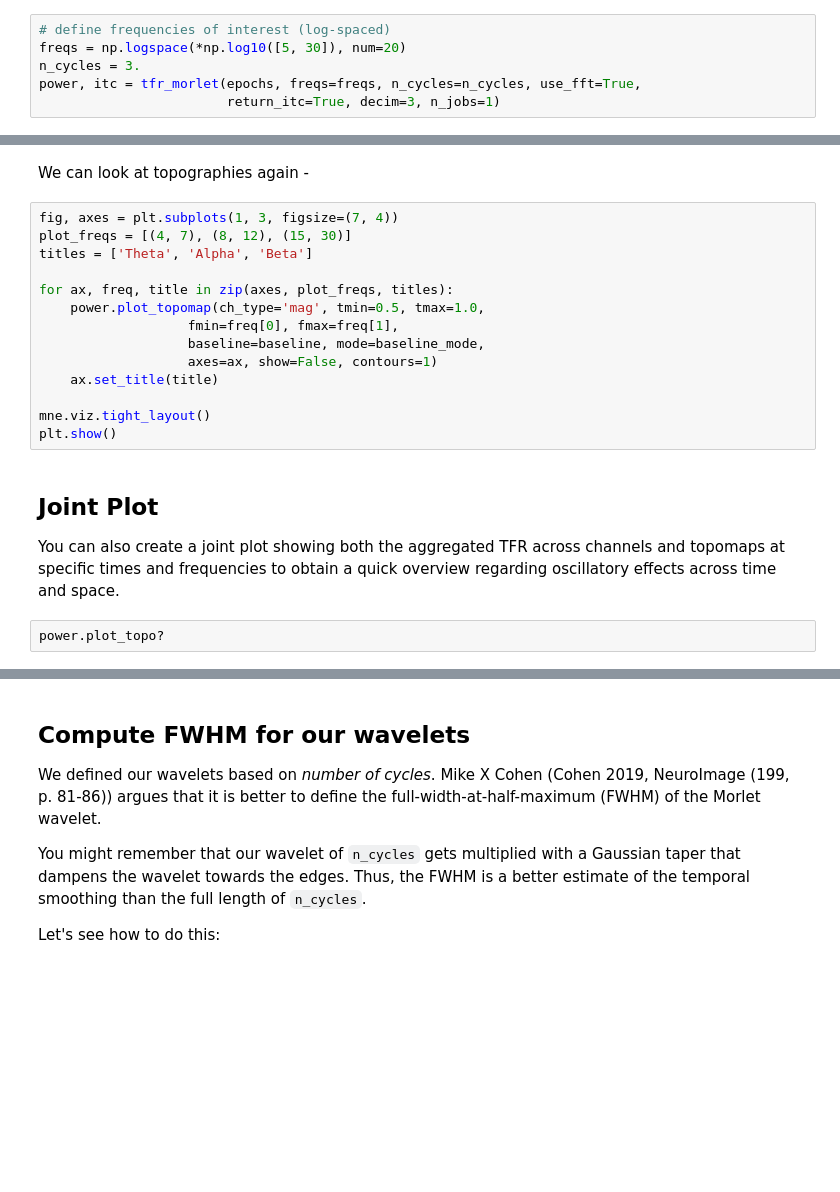
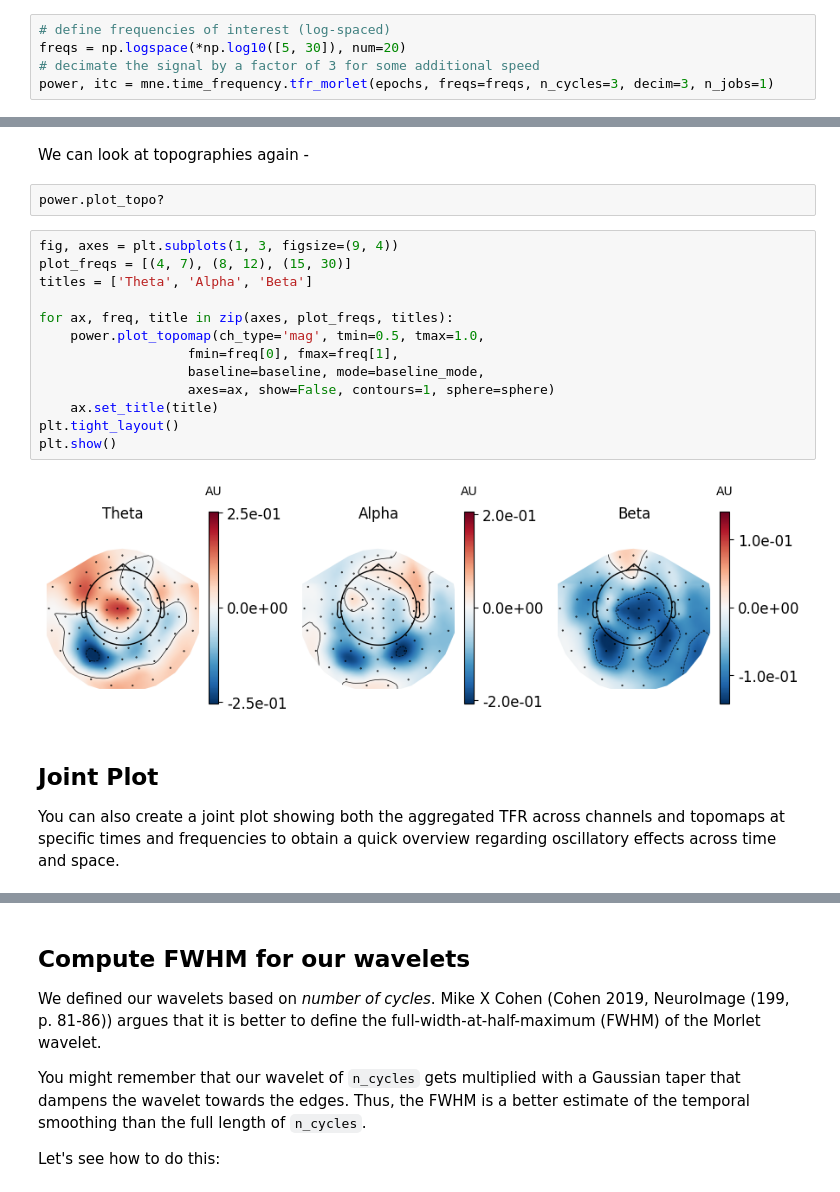
Before and after one commit to wmvanvliet/mne_practical_meeg_2025, a Jupyter notebook: 3-Time_frequency_analysis.ipynb, the cells around one changed output, grey strips where cells are left out. Saved outputs shown, nothing was run; the diff lists cells and outputs as text; blank space fills up the shorter version.

```diff
--- a/3-Time_frequency_analysis.ipynb
+++ b/3-Time_frequency_analysis.ipynb
@@ -83,9 +128,8 @@ or `mne.time_frequency.tfr_stockwell`.
 # %%
 # define frequencies of interest (log-spaced)
 freqs = np.logspace(*np.log10([5, 30]), num=20)
-n_cycles = 3.
-power, itc = tfr_morlet(epochs, freqs=freqs, n_cycles=n_cycles, use_fft=True,
-                        return_itc=True, decim=3, n_jobs=1)
+# decimate the signal by a factor of 3 for some additional speed
+power, itc = mne.time_frequency.tfr_morlet(epochs, freqs=freqs, n_cycles=3, decim=3, n_jobs=1)
 # %%
  # crop to remove edge artifacts
 power.crop(-0.45, 1.6)
@@ -124,26 +179,27 @@ power.plot([83], baseline=baseline, mode=baseline_mode, title=power.ch_names[83]
 # %% [markdown]
 We can look at topographies again -
+# %%
+power.plot_topo?
 # %%
-fig, axes = plt.subplots(1, 3, figsize=(7, 4))
+fig, axes = plt.subplots(1, 3, figsize=(9, 4))
 plot_freqs = [(4, 7), (8, 12), (15, 30)]
 titles = ['Theta', 'Alpha', 'Beta']
 
 for ax, freq, title in zip(axes, plot_freqs, titles):
     power.plot_topomap(ch_type='mag', tmin=0.5, tmax=1.0,
                    fmin=freq[0], fmax=freq[1],
                    baseline=baseline, mode=baseline_mode,
-                   axes=ax, show=False, contours=1)
+                   axes=ax, show=False, contours=1, sphere=sphere)
     ax.set_title(title)
-
-mne.viz.tight_layout()
+plt.tight_layout()
 plt.show()
+# %% [output]
+[figure, added]
 # %% [markdown]
 Joint Plot
 ----------
 You can also create a joint plot showing both the aggregated TFR
 across channels and topomaps at specific times and frequencies to obtain
 a quick overview regarding oscillatory effects across time and space.
-# %%
-power.plot_topo?
 # %%
 power.plot_joint(baseline=baseline, mode='mean', tmin=None, tmax=None,
```
Also changed, not shown: parts of 19 cells of this notebook.
